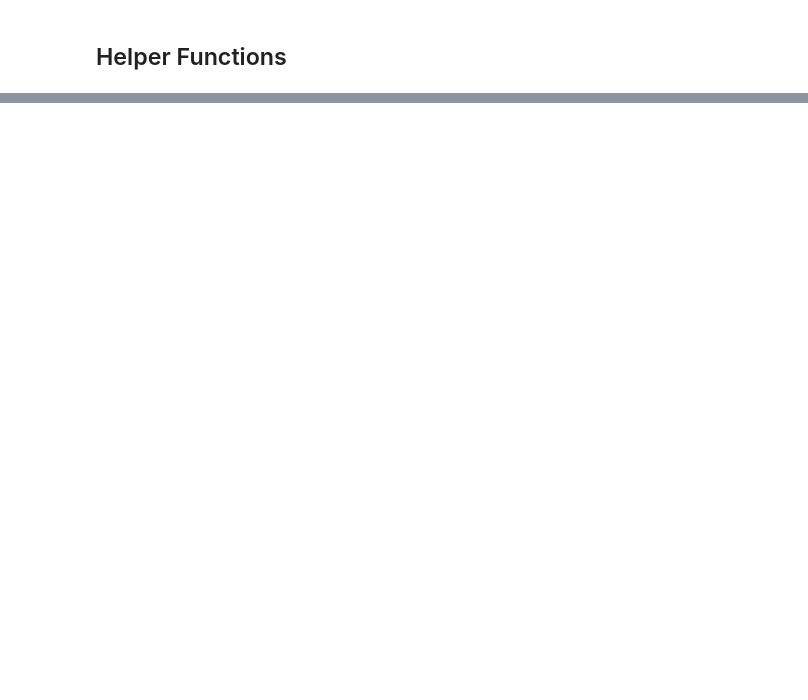
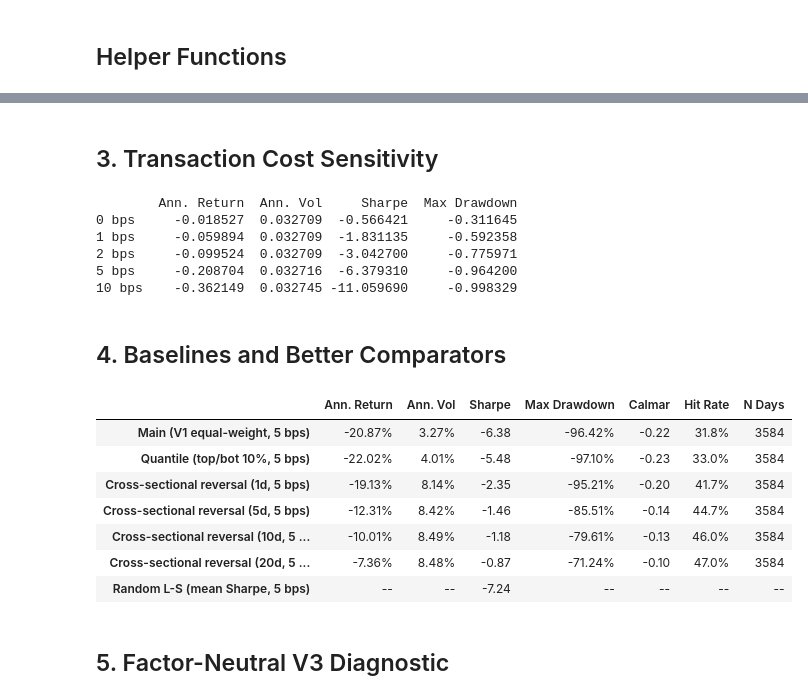
Before and after one commit to ashleyGarcia0405/pca-residual-mean-reversion, a Jupyter notebook: notebooks/5.0-ag-results-robustness.ipynb, the cells around one changed output, grey strips where cells are left out. Saved outputs shown, nothing was run; the diff lists cells and outputs as text; code cells hidden in the pictures; blank space fills up the shorter version.

```diff
--- a/notebooks/5.0-ag-results-robustness.ipynb
+++ b/notebooks/5.0-ag-results-robustness.ipynb
@@ -456,0 +260,10 @@ for dirname in [TABLES_DIR, FIGURES_DIR]:
+# %%
+holding_rows = {}
+for h in HOLDING_GRID:
+    bt = backtest_holding_period(weights_main, lr_main, holding_days=h, cost_bps=5)
+    holding_rows[h] = {**perf_metrics(bt["net"]), "Mean Turnover": bt["turnover"].mean()}
+
+holding_df = pd.DataFrame(holding_rows).T
+holding_df.index.name = "holding_days"
+holding_df.to_csv(f"{TABLES_DIR}/holding_period_sweep{MAIN_SUFFIX}.csv")
+format_results(holding_df.sort_index())
@@ -456,0 +278,69 @@ for dirname in [TABLES_DIR, FIGURES_DIR]:
+# %% [markdown]
+## 3. Transaction Cost Sensitivity
+# %%
+cost_sens = {}
+for c_bps in COST_GRID:
+    bt = backtest(weights_main, lr_main, cost_bps=c_bps)
+    cost_sens[f"{c_bps} bps"] = perf_metrics(bt["net"])
+
+cost_sens_df = pd.DataFrame(cost_sens).T[["Ann. Return", "Ann. Vol", "Sharpe", "Max Drawdown"]]
+cost_sens_df.to_csv(f"{TABLES_DIR}/cost_sensitivity{MAIN_SUFFIX}.csv")
+print(cost_sens_df.to_string())
+# %% [output]
+        Ann. Return  Ann. Vol     Sharpe  Max Drawdown
+0 bps     -0.018527  0.032709  -0.566421     -0.311645
+1 bps     -0.059894  0.032709  -1.831135     -0.592358
+2 bps     -0.099524  0.032709  -3.042700     -0.775971
+5 bps     -0.208704  0.032716  -6.379310     -0.964200
+10 bps    -0.362149  0.032745 -11.059690     -0.998329
+# %% [markdown]
+## 4. Baselines and Better Comparators
+# %%
+w_main = weights_main
+bt_main = backtest(w_main, lr_main, cost_bps=5)
+
+w_qtile = build_weights_quantile(zs_main, q=0.10)
+bt_qtile = backtest(w_qtile, lr_main, cost_bps=5)
+
+reversal_bt = {}
+for m in REVERSAL_M_GRID:
+    w_rev = build_cross_sectional_reversal(lr_main, m=m, c=1.0, G=1.0, w_max=0.05)
+    reversal_bt[m] = backtest(w_rev, lr_main, cost_bps=5)
+
+random_sharpes = []
+for seed in range(RANDOM_SEEDS):
+    w_rand = build_random_long_short_weights(lr_main, seed=seed)
+    bt_rand = backtest(w_rand, lr_main, cost_bps=5)
+    random_sharpes.append(perf_metrics(bt_rand["net"])["Sharpe"])
+
+baseline_rows = {
+    "Main (V1 equal-weight, 5 bps)": perf_metrics(bt_main["net"]),
+    "Quantile (top/bot 10%, 5 bps)": perf_metrics(bt_qtile["net"]),
+}
+for m, bt in reversal_bt.items():
+    baseline_rows[f"Cross-sectional reversal ({m}d, 5 bps)"] = perf_metrics(bt["net"])
+
+baseline_rows["Random L-S (mean Sharpe, 5 bps)"] = {
+    "Ann. Return": np.nan,
+    "Ann. Vol": np.nan,
+    "Sharpe": float(np.mean(random_sharpes)),
+    "Max Drawdown": np.nan,
+    "Calmar": np.nan,
+    "Hit Rate": np.nan,
+    "N Days": np.nan,
+}
+
+baseline_df = pd.DataFrame(baseline_rows).T
+baseline_df.to_csv(f"{TABLES_DIR}/baseline_comparison{MAIN_SUFFIX}.csv")
+format_results(baseline_df)
+# %% [output]
+|  | Ann. Return | Ann. Vol | Sharpe | Max Drawdown | Calmar | Hit Rate | N Days |
+| Main (V1 equal-weight, 5 bps) | -20.87% | 3.27% | -6.38 | -96.42% | -0.22 | 31.8% | 3584 |
+| Quantile (top/bot 10%, 5 bps) | -22.02% | 4.01% | -5.48 | -97.10% | -0.23 | 33.0% | 3584 |
+| Cross-sectional reversal (1d, 5 bps) | -19.13% | 8.14% | -2.35 | -95.21% | -0.20 | 41.7% | 3584 |
+| Cross-sectional reversal (5d, 5 bps) | -12.31% | 8.42% | -1.46 | -85.51% | -0.14 | 44.7% | 3584 |
+| Cross-sectional reversal (10d, 5 ... | -10.01% | 8.49% | -1.18 | -79.61% | -0.13 | 46.0% | 3584 |
+| Cross-sectional reversal (20d, 5 ... | -7.36% | 8.48% | -0.87 | -71.24% | -0.10 | 47.0% | 3584 |
+| Random L-S (mean Sharpe, 5 bps) | -- | -- | -7.24 | -- | -- | -- | -- |
+# %% [markdown]
+## 5. Factor-Neutral V3 Diagnostic
```
Also changed, not shown: parts of 35 cells of this notebook, 7 other files.
